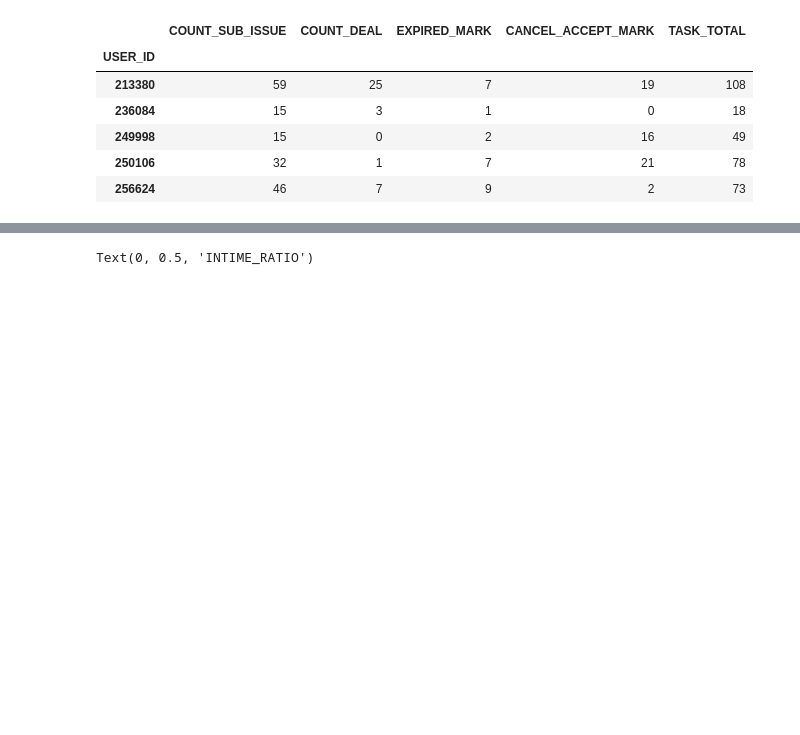
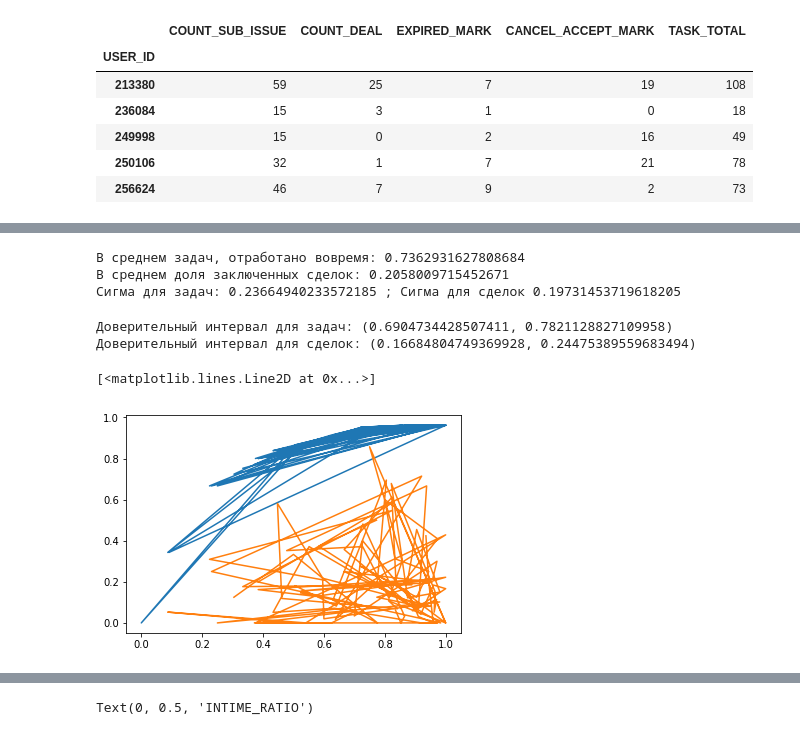
Before and after one commit to daniilstv/math, a Jupyter notebook: teorver_project.ipynb, the cells around one changed output, grey strips where cells are left out. Drawn from its saved outputs; the diff is of its cells as text; code cells hidden in the pictures; blank space fills up the shorter version.

```diff
--- a/teorver_project.ipynb
+++ b/teorver_project.ipynb
@@ -131,0 +144,41 @@ df.head()
+# %%
+print("В среднем задач, отработано вовремя:", df["INTIME_RATIO"].mean(), "\nВ среднем доля заключенных сделок:", df["DEAL_RATIO"].mean())
+
+print("Сигма для задач:", df["INTIME_RATIO"].std(ddof=1), "; Сигма для сделок" ,df["DEAL_RATIO"].std(ddof=1))
+# %% [output]
+В среднем задач, отработано вовремя: 0.7362931627808684
+В среднем доля заключенных сделок: 0.2058009715452671
+Сигма для задач: 0.23664940233572185 ; Сигма для сделок 0.19731453719618205
+# %%
+def distribution(df):
+    """ Доверительный интервал значений датафрейма
+    """
+    n = df.count()
+    mean = df.mean()
+    std = df.std(ddof=1)
+
+    t = 1.9840
+
+    return (mean - 1.9840 * std / np.sqrt(n), mean + 1.9840 * std / np.sqrt(n))
+
+print("Доверительный интервал для задач:", distribution(df["INTIME_RATIO"]) )
+print("Доверительный интервал для сделок:", distribution(df["DEAL_RATIO"]) )
+# %% [output]
+Доверительный интервал для задач: (0.6904734428507411, 0.7821128827109958)
+Доверительный интервал для сделок: (0.16684804749369928, 0.24475389559683494)
+# %%
+def edf(samples, x: float) -> float:
+    """Эмпирическая функция распределения (empirical distribution
+    function).
+    """
+
+    return samples[samples < x].shape[0] / samples.shape[0]
+
+ox = df["INTIME_RATIO"]
+oy = np.array([edf(df["DEAL_RATIO"], x) for x in ox])
+
+plt.plot(ox, oy)
+plt.plot(df["INTIME_RATIO"], df["DEAL_RATIO"])
+# %% [output]
+[<matplotlib.lines.Line2D at 0x...>]
+[figure, added]
```
Also changed, not shown: parts of 11 cells of this notebook.
